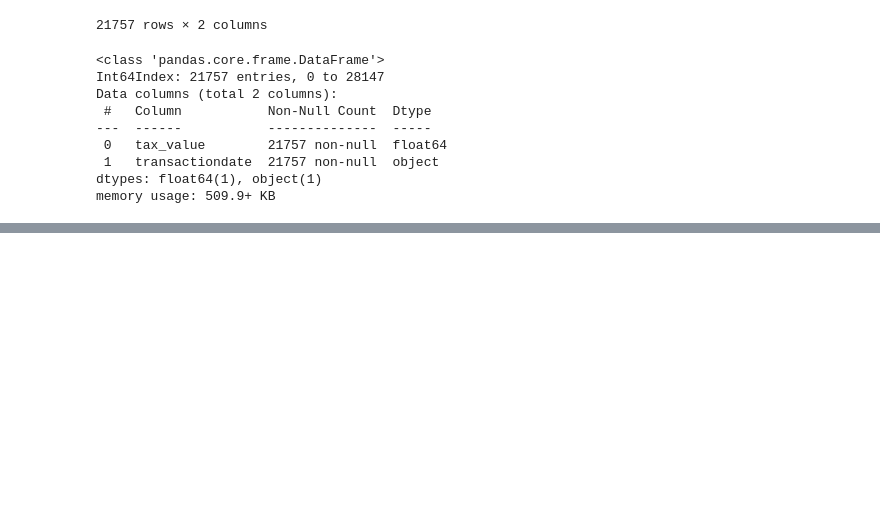
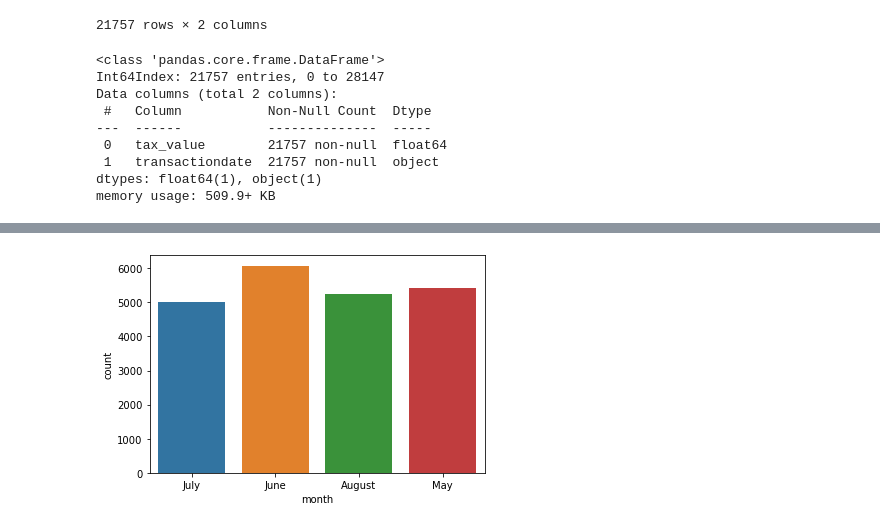
Before and after one commit to Joshua-C-Bryant/zillow_data_regression_project, a Jupyter notebook: exploration.ipynb, the cells around one changed output, grey strips where cells are left out. Cells and saved outputs as stored; diff of their text form; code cells hidden in the pictures; blank space fills up the shorter version.

```diff
--- a/exploration.ipynb
+++ b/exploration.ipynb
@@ -214,0 +208,5 @@ df[df.transactiondate.str.match('2017-05')]
+# %%
+sns.countplot(x=df['month'])
+plt.show()
+# %% [output]
+[figure, added]
```
Also changed, not shown: parts of 8 cells of this notebook.
